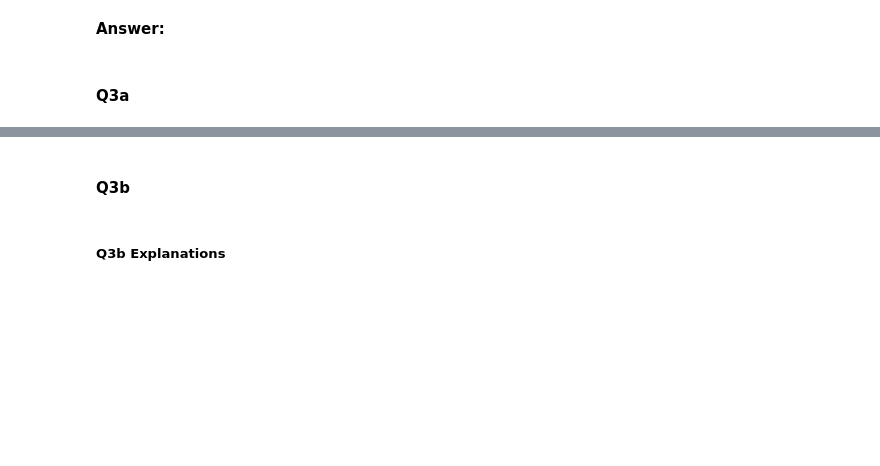
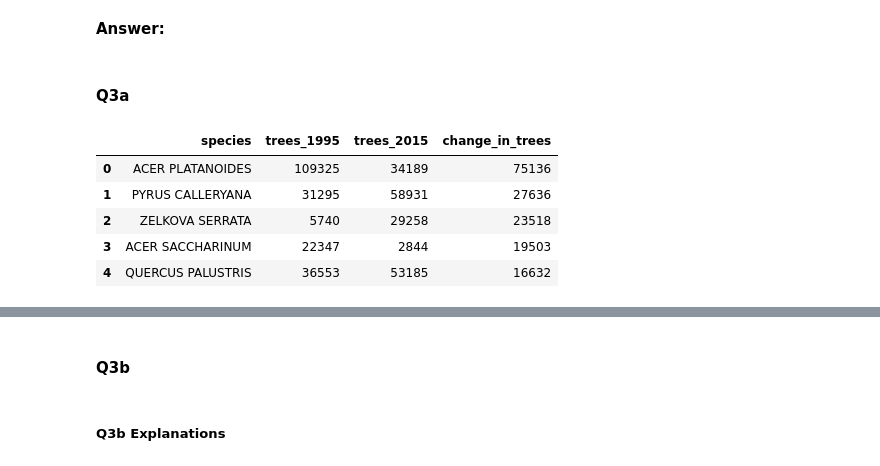
Before and after one commit to NathanP23/Big-Data-Mining-52002, a Jupyter notebook: MidTerm/MidTerm_52002_2024_25.ipynb, the cells around one changed output, grey strips where cells are left out. Cells and saved outputs as stored; diff of their text form; code cells hidden in the pictures; blank space fills up the shorter version.

```diff
--- a/MidTerm/MidTerm_52002_2024_25.ipynb
+++ b/MidTerm/MidTerm_52002_2024_25.ipynb
@@ -330,5 +330,44 @@ Use the same criteria for `CROSS JOIN` as in 3a. ('EDIT_DISTANCE' at most 2 for
 #### Q3a
 # %%
 # 3a)
-# Your answer here:
+query3a = """
+WITH census_1995 AS (
+  SELECT
+    UPPER(spc_latin) AS species_1995,
+    COUNT(*) AS trees_1995
+  FROM `bigquery-public-data.new_york_trees.tree_census_1995`
+  GROUP BY species_1995
+),
+census_2015 AS (
+  SELECT
+    UPPER(spc_latin) AS species_2015,
+    COUNT(*) AS trees_2015
+  FROM `bigquery-public-data.new_york_trees.tree_census_2015`
+  GROUP BY species_2015
+)
+SELECT
+  c1995.species_1995 AS species,
+  c1995.trees_1995,
+  c2015.trees_2015,
+  ABS(c1995.trees_1995 - c2015.trees_2015) AS change_in_trees
+FROM census_1995 c1995
+CROSS JOIN census_2015 c2015
+WHERE EDIT_DISTANCE(c1995.species_1995, c2015.species_2015) <= 2
+ORDER BY change_in_trees DESC
+LIMIT 5
+"""
+
+# Execute the query
+query_job3a = client.query(query3a)
+df3a = query_job3a.result().to_dataframe()
+
+# Display the results
+df3a.head()
+# %% [output]
+|  | species | trees_1995 | trees_2015 | change_in_trees |
+| 0 | ACER PLATANOIDES | 109325 | 34189 | 75136 |
+| 1 | PYRUS CALLERYANA | 31295 | 58931 | 27636 |
+| 2 | ZELKOVA SERRATA | 5740 | 29258 | 23518 |
+| 3 | ACER SACCHARINUM | 22347 | 2844 | 19503 |
+| 4 | QUERCUS PALUSTRIS | 36553 | 53185 | 16632 |
 # %% [markdown]
```
Also changed, not shown: parts of 2 cells of this notebook.
